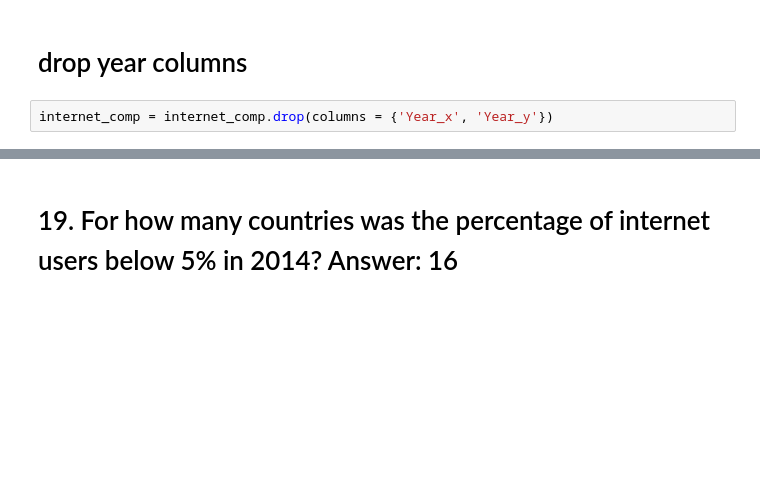
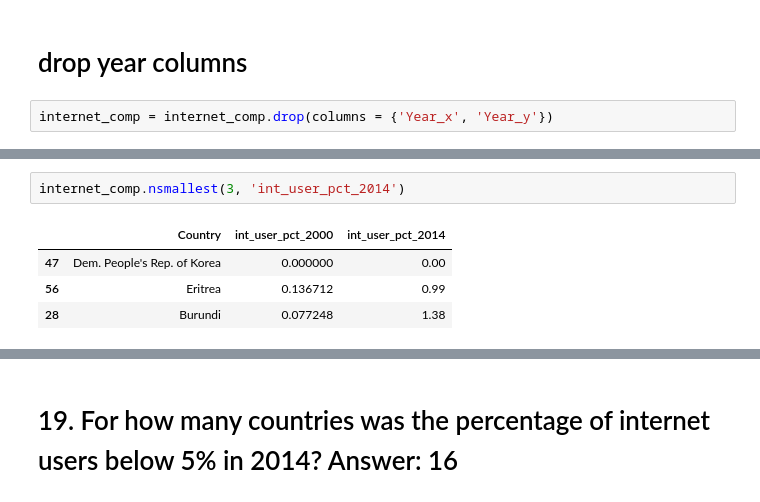
Before and after one commit to hunterfogg668/un_data-hunterfogg668, a Jupyter notebook: notebooks/un_code.ipynb, the cells around one changed output, grey strips where cells are left out. Cells and saved outputs as stored; diff of their text form; blank space fills up the shorter version.

```diff
--- a/notebooks/un_code.ipynb
+++ b/notebooks/un_code.ipynb
@@ -215,2 +543,9 @@ internet_comp.nlargest(3, 'int_user_pct_2014')
+# %%
+internet_comp.nsmallest(3, 'int_user_pct_2014')
+# %% [output]
+|  | Country | int_user_pct_2000 | int_user_pct_2014 |
+| 47 | Dem. People's Rep. of Korea | 0.000000 | 0.00 |
+| 56 | Eritrea | 0.136712 | 0.99 |
+| 28 | Burundi | 0.077248 | 1.38 |
 # %%
 internet_comp.nsmallest(3, 'int_user_pct_2000')
```
Also changed, not shown: parts of 66 cells of this notebook.
